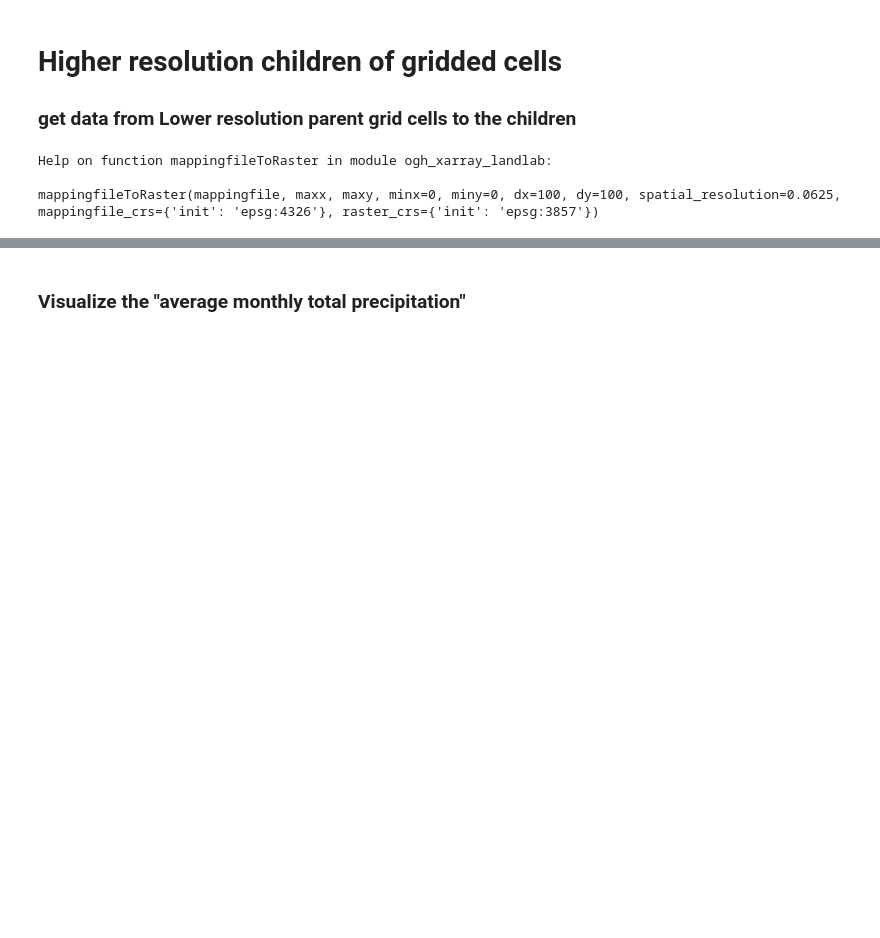
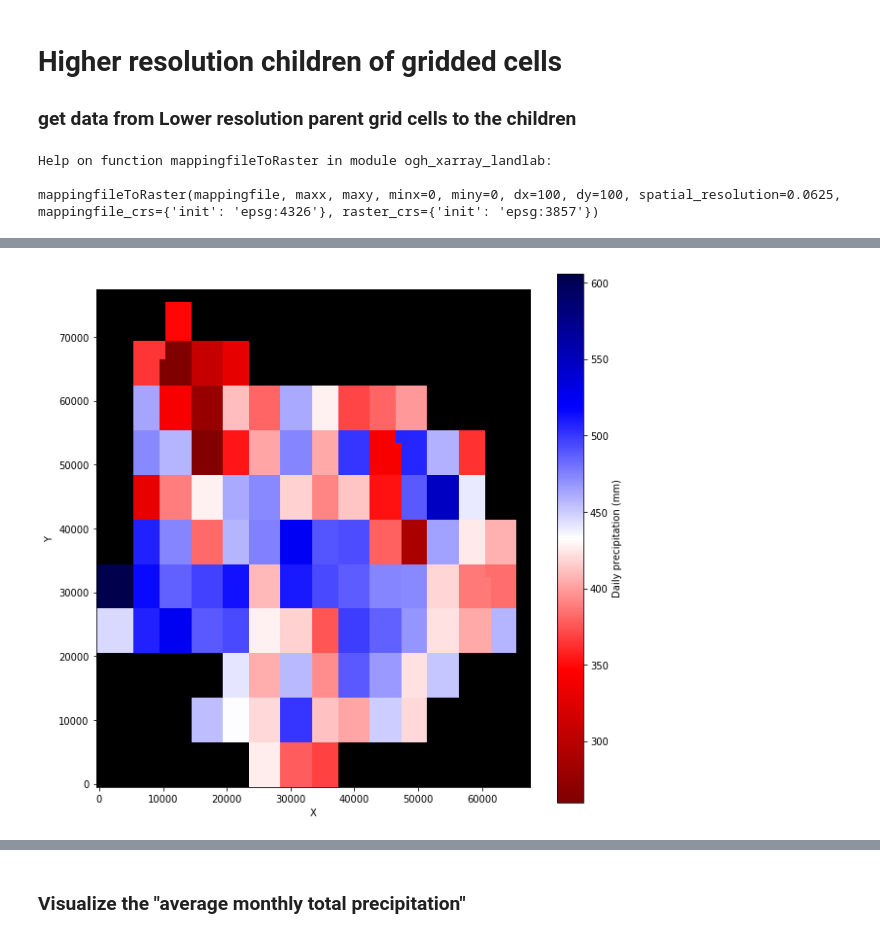
Before and after one commit to Freshwater-Initiative/Observatory, a Jupyter notebook: tutorials/Observatory_usecase7_xmapLandlab.ipynb, the cells around one changed output, grey strips where cells are left out. Saved outputs shown, nothing was run; the diff lists cells and outputs as text; code cells hidden in the pictures; blank space fills up the shorter version.

```diff
--- a/tutorials/Observatory_usecase7_xmapLandlab.ipynb
+++ b/tutorials/Observatory_usecase7_xmapLandlab.ipynb
@@ -500,0 +469,19 @@ vector
+# %%
+# generate vector array of December monthly precipitation
+prec_vector = ogh.rasterVector(vardf=ltm['meanbymonthsum_Prec_sp_dailymet_livneh_1970_1970'],
+                          vardf_dateindex=12,
+                          crossmap=nodeXmap,
+                          nodata=-9999)
+
+# close-off areas without data
+raster.status_at_node[prec_vector==-9999] = CLOSED_BOUNDARY
+
+fig =plt.figure(figsize=(10,10))
+imshow_grid(raster,
+            prec_vector,
+            var_name='Daily precipitation',
+            var_units=meta_file['sp_dailymet_livneh_1970_1970']['variable_info']['Prec'].attrs['units'],
+            color_for_closed='black',
+            cmap='seismic_r')
+# %% [output]
+[figure, added]
```
Also changed, not shown: parts of 39 cells of this notebook, 4 other files.
